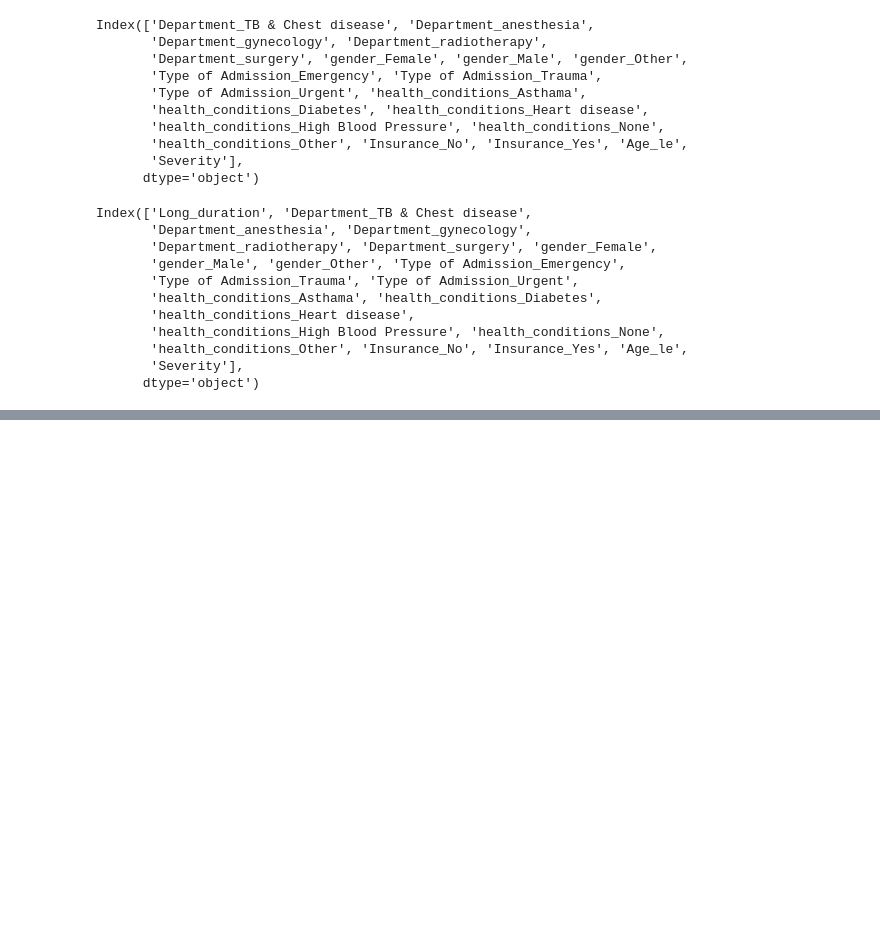
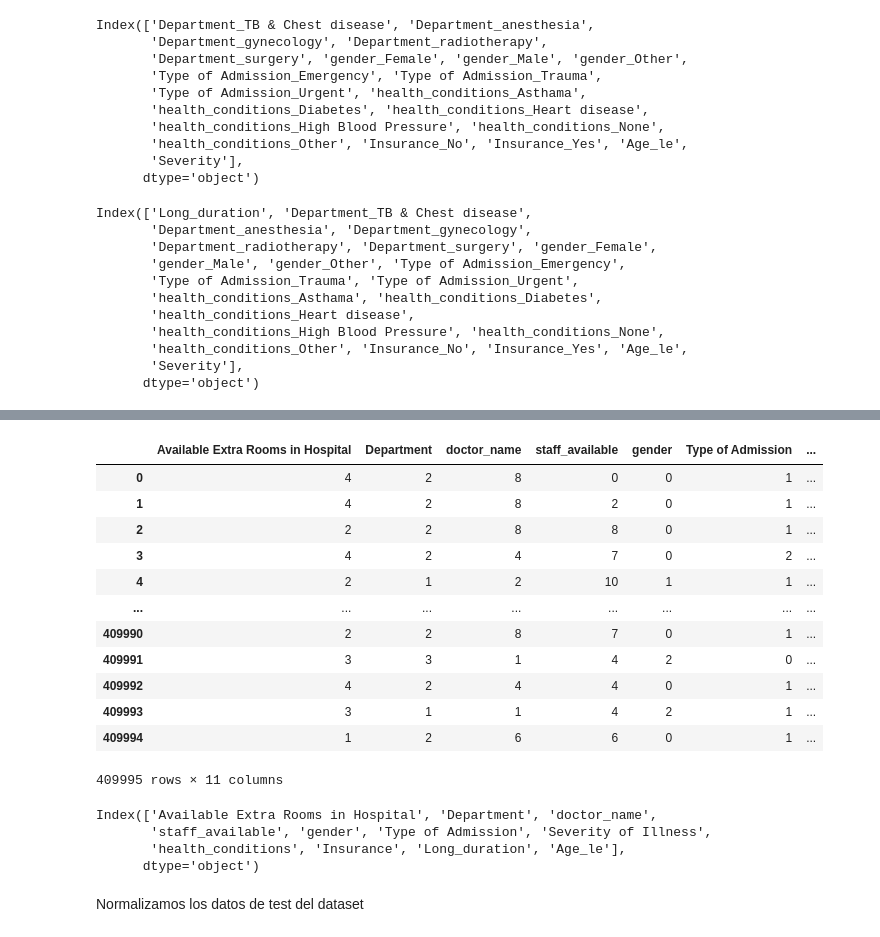
Before and after one commit to alkymvaletta/PI02_Datathon_AV, a Jupyter notebook: EDA.ipynb, the cells around one changed output, grey strips where cells are left out. Saved outputs shown, nothing was run; the diff lists cells and outputs as text; code cells hidden in the pictures; blank space fills up the shorter version.

```diff
--- a/EDA.ipynb
+++ b/EDA.ipynb
@@ -473,0 +523,34 @@ df_TESTdummis.to_csv("df_test.csv")
+# %%
+le.fit(df_train_LE['Severity of Illness'])
+df_train_LE['Severity of Illness'] =le.transform(df_train_LE['Severity of Illness'])
+# %%
+le.fit(df_train_LE['health_conditions'])
+df_train_LE['health_conditions'] =le.transform(df_train_LE['health_conditions'])
+# %%
+le.fit(df_train_LE['Insurance'])
+df_train_LE['Insurance'] =le.transform(df_train_LE['Insurance'])
+# %%
+df_train_LE.drop(columns='Age', inplace=True)
+# %%
+df_train_LE.head(-5)
+# %% [output]
+|  | Available Extra Rooms in Hospital | Department | doctor_name | staff_available | gender | Type of Admission | ... |
+| 0 | 4 | 2 | 8 | 0 | 0 | 1 | ... |
+| 1 | 4 | 2 | 8 | 2 | 0 | 1 | ... |
+| 2 | 2 | 2 | 8 | 8 | 0 | 1 | ... |
+| 3 | 4 | 2 | 4 | 7 | 0 | 2 | ... |
+| 4 | 2 | 1 | 2 | 10 | 1 | 1 | ... |
+| ... | ... | ... | ... | ... | ... | ... | ... |
+| 409990 | 2 | 2 | 8 | 7 | 0 | 1 | ... |
+| 409991 | 3 | 3 | 1 | 4 | 2 | 0 | ... |
+| 409992 | 4 | 2 | 4 | 4 | 0 | 1 | ... |
+| 409993 | 3 | 1 | 1 | 4 | 2 | 1 | ... |
+| 409994 | 1 | 2 | 6 | 6 | 0 | 1 | ... |
+409995 rows × 11 columns
+# %%
+df_train_LE.columns
+# %% [output]
+Index(['Available Extra Rooms in Hospital', 'Department', 'doctor_name',
+       'staff_available', 'gender', 'Type of Admission', 'Severity of Illness',
+       'health_conditions', 'Insurance', 'Long_duration', 'Age_le'],
+      dtype='object')
@@ -473,0 +559,2 @@ df_TESTdummis.to_csv("df_test.csv")
+# %% [markdown]
+Normalizamos los datos de test del dataset
```
Also changed, not shown: parts of 21 cells of this notebook, 11 other files.
